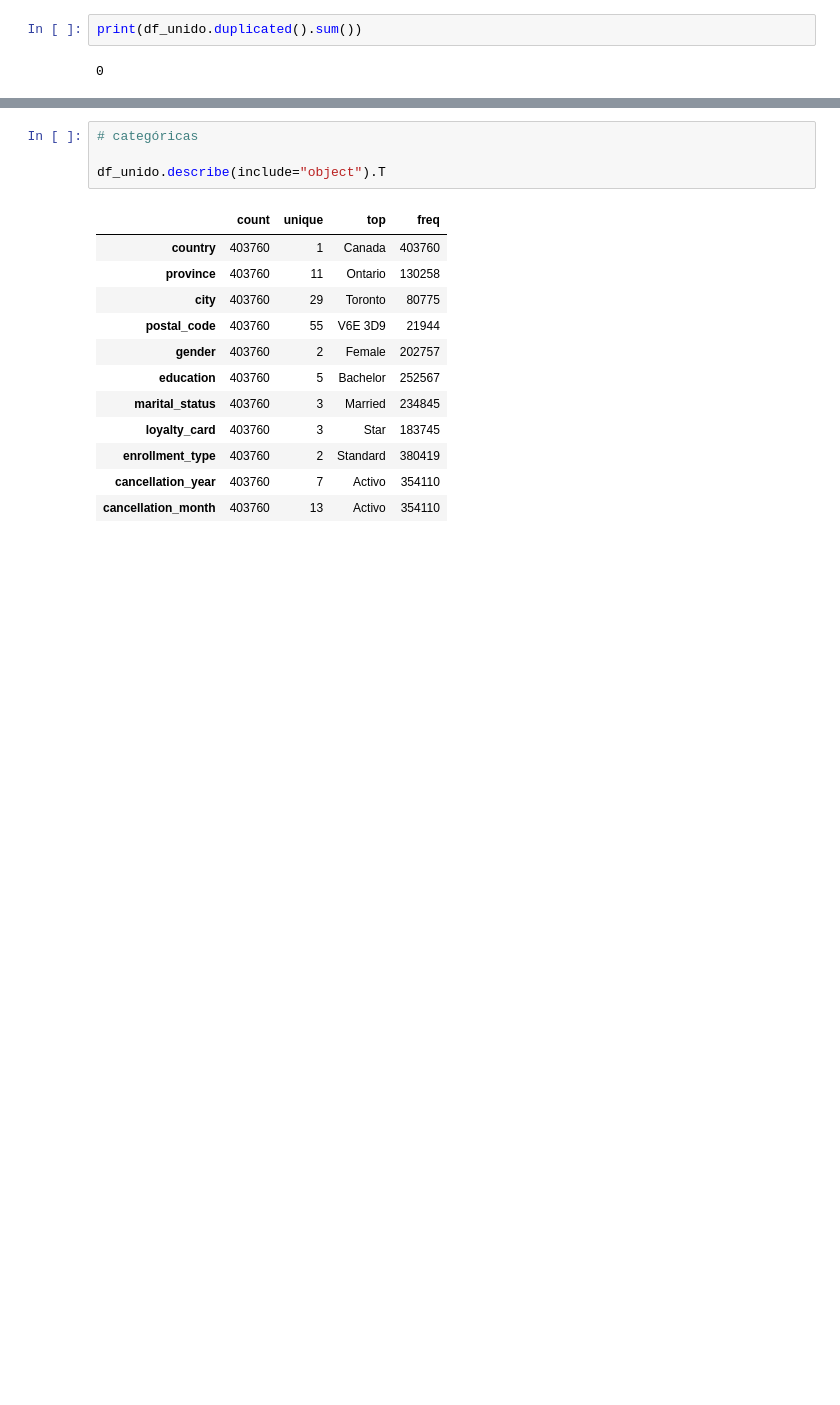
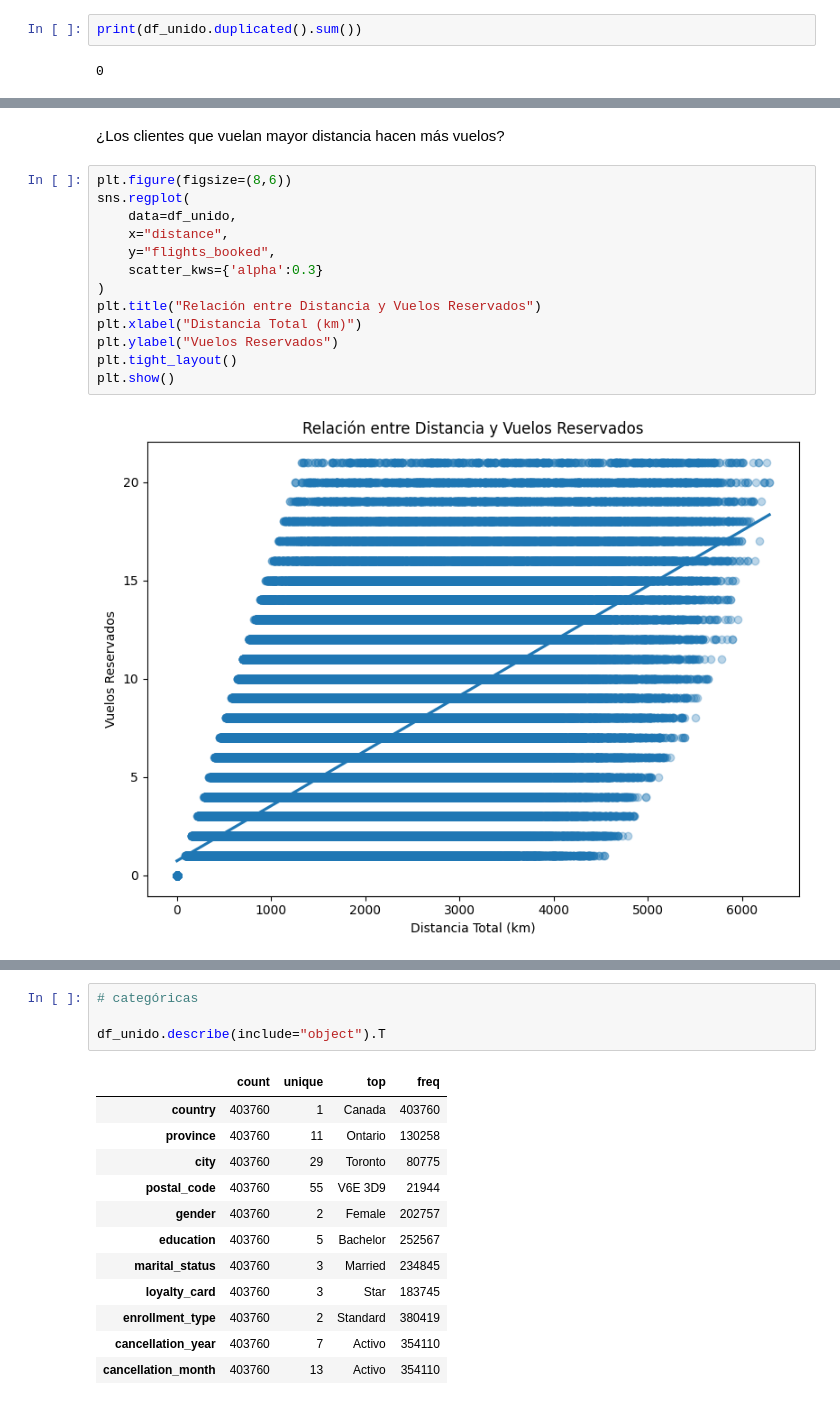
Before and after one commit to Adalab/bda-modulo-3-evaluacion-final-sanchocotanda, a Jupyter notebook: ejercicio_fase_2.ipynb, the cells around one changed output, grey strips where cells are left out. Drawn from its saved outputs; the diff is of its cells as text; blank space fills up the shorter version.

```diff
--- a/ejercicio_fase_2.ipynb
+++ b/ejercicio_fase_2.ipynb
@@ -144,0 +200,17 @@ Name: clv, dtype: float64
+# %% [markdown]
+¿Los clientes que vuelan mayor distancia hacen más vuelos?
+# %%
+plt.figure(figsize=(8,6))
+sns.regplot(
+    data=df_unido,
+    x="distance",
+    y="flights_booked",
+    scatter_kws={'alpha':0.3}
+)
+plt.title("Relación entre Distancia y Vuelos Reservados")
+plt.xlabel("Distancia Total (km)")
+plt.ylabel("Vuelos Reservados")
+plt.tight_layout()
+plt.show()
+# %% [output]
+[figure, added]
```
Also changed, not shown: parts of 39 cells of this notebook, 3 other files.
